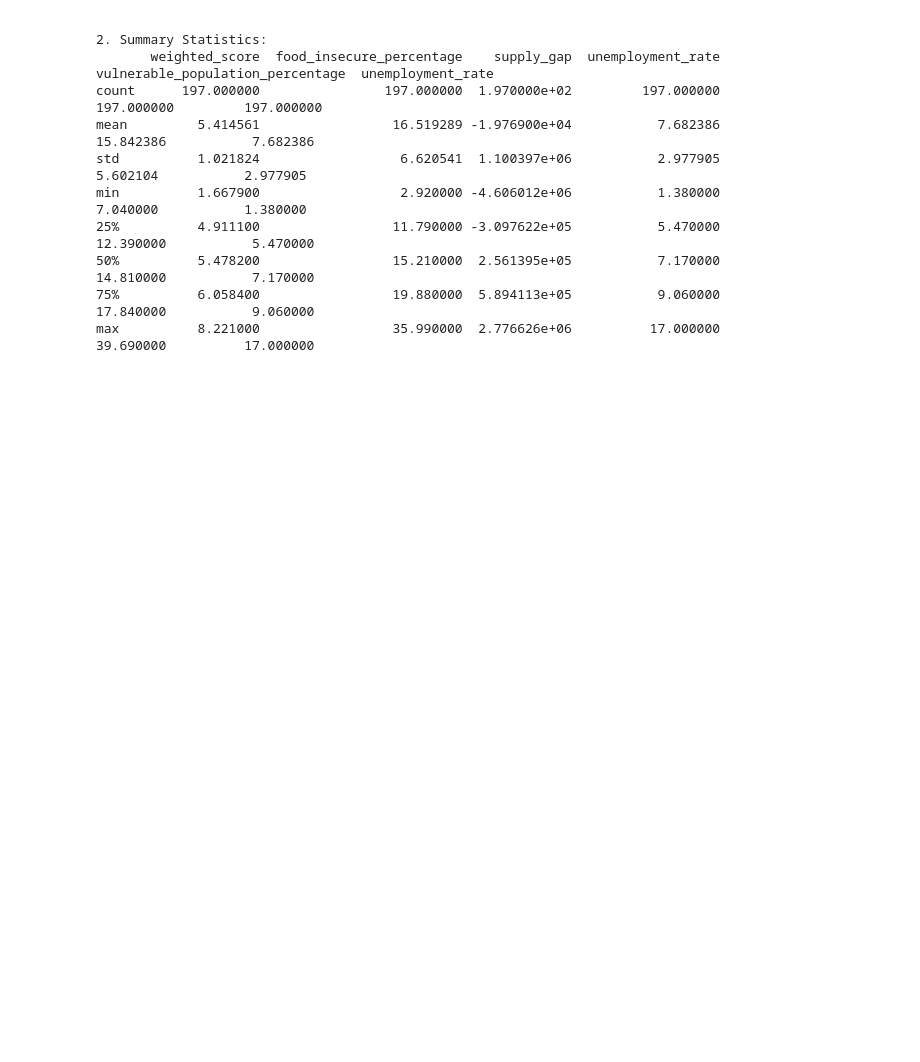
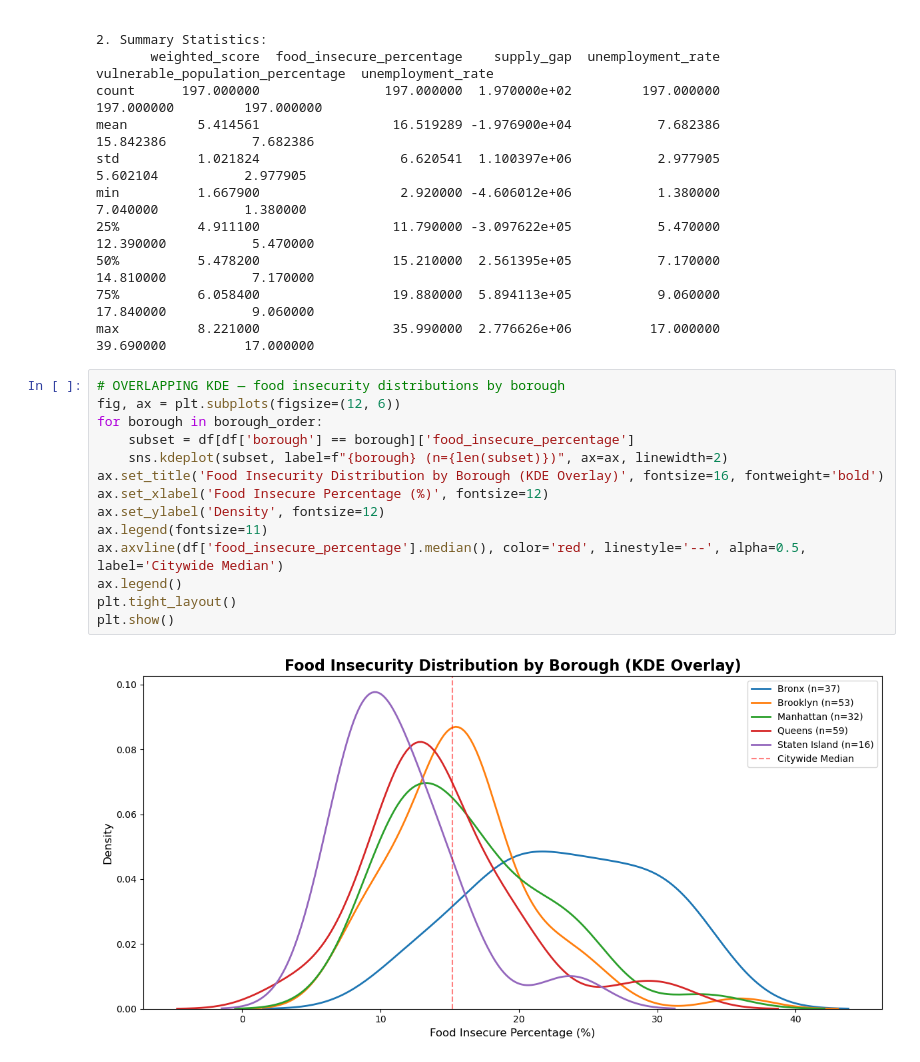
Before and after one commit to Angelk119/CID_Food_Access, a Jupyter notebook: python/notebooks/eda/neighborhood_prioritization_eda_ibrahima.ipynb, the cells around one changed output. Cells and saved outputs as stored; diff of their text form; blank space fills up the shorter version.

```diff
--- a/python/notebooks/eda/neighborhood_prioritization_eda_ibrahima.ipynb
+++ b/python/notebooks/eda/neighborhood_prioritization_eda_ibrahima.ipynb
@@ -242,3 +238,19 @@ min          1.667900                  2.920000 -4.606012e+06           1.380000
 50%          5.478200                 15.210000  2.561395e+05           7.170000                         14.810000           7.170000
 75%          6.058400                 19.880000  5.894113e+05           9.060000                         17.840000           9.060000
 max          8.221000                 35.990000  2.776626e+06          17.000000                         39.690000          17.000000
+# %%
+# OVERLAPPING KDE — food insecurity distributions by borough
+fig, ax = plt.subplots(figsize=(12, 6))
+for borough in borough_order:
+    subset = df[df['borough'] == borough]['food_insecure_percentage']
+    sns.kdeplot(subset, label=f"{borough} (n={len(subset)})", ax=ax, linewidth=2)
+ax.set_title('Food Insecurity Distribution by Borough (KDE Overlay)', fontsize=16, fontweight='bold')
+ax.set_xlabel('Food Insecure Percentage (%)', fontsize=12)
+ax.set_ylabel('Density', fontsize=12)
+ax.legend(fontsize=11)
+ax.axvline(df['food_insecure_percentage'].median(), color='red', linestyle='--', alpha=0.5, label='Citywide Median')
+ax.legend()
+plt.tight_layout()
+plt.show()
+# %% [output]
+[figure, added]
```
Also changed, not shown: parts of 11 cells of this notebook.
